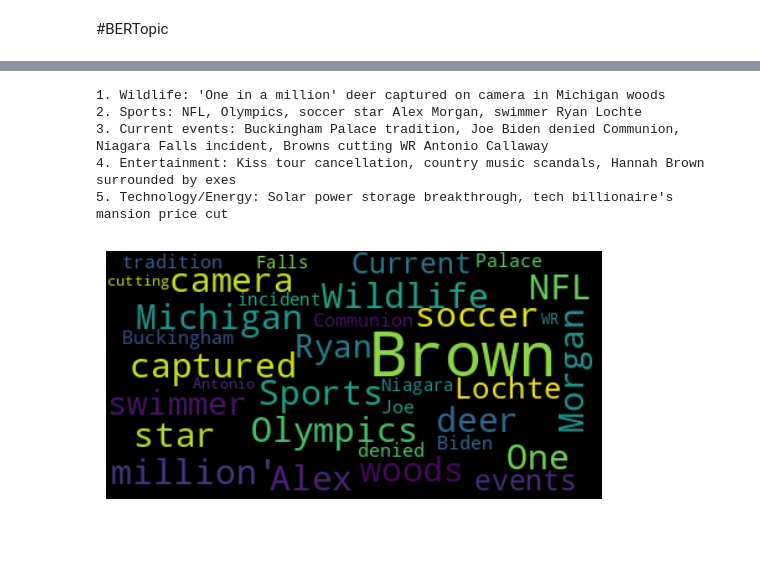
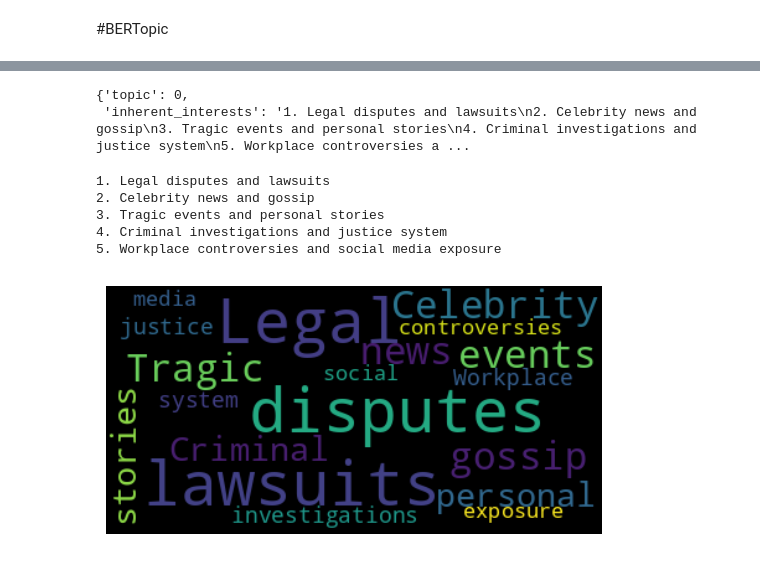
Before and after one commit to My3VM/dhee, a Jupyter notebook: bertopic_openai_cluster.ipynb, the cells around one changed output, grey strips where cells are left out. Cells and saved outputs as stored; diff of their text form; code cells hidden in the pictures.

```diff
--- a/bertopic_openai_cluster.ipynb
+++ b/bertopic_openai_cluster.ipynb
@@ -42,7 +42,7 @@ import os
 import openai
 # Fine-tune topic representations with GPT
 # %%
-openai.api_key = "sk-"
+openai.api_key = "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"
 # %%
 text = combined.title.tolist()
 text = text[:500]
@@ -111,7 +104,11 @@ Come up with maximum of 5 topics"""
 sys_messages = [
         {"role": "system", "content": f"{system_prompt}"}]
 # %%
-for sum in topic_info['Representative_Docs_Summary']:
+topic_clusters = []
+for index, row in topic_info.iterrows():
+  #print({row['Topic']},":\n", {row['Name']}," :\n ", row['Representation'])
+  #summary = " . ".join(row['Representative_Docs'])
+  sum = row['Representative_Docs_Summary']
   messages = sys_messages.copy()
   messages.append({"role": "user", "content": sum})
   #print(messages)
@@ -127,4 +124,6 @@ for sum in topic_info['Representative_Docs_Summary']:
   generated_topics = response.choices[0]['message']['content']
   print(generated_topics)
   print("************")
+  topic = {"topic":row['Topic'],"inherent_interests":generated_topics}
+  topic_clusters.append(topic)
 # %% [output]
@@ -148,3 +167,8 @@ for sum in topic_info['Representative_Docs_Summary']:
+# %%
+topic_clusters[1]
+# %% [output]
+{'topic': 0,
+ 'inherent_interests': '1. Legal disputes and lawsuits\n2. Celebrity news and gossip\n3. Tragic events and personal stories\n4. Criminal investigations and justice system\n5. Workplace controversies a ...
 # %%
 from wordcloud import WordCloud, STOPWORDS, ImageColorGenerator
 import matplotlib.pyplot as plt
@@ -162,19 +186,18 @@ def get_wordcloud_for_user(recommendations):
                    normalize_plurals= True
     )
     print(recommendations)
-    clean_titles = [word for word in recommendations if word not in stopwords]
-    clean_titles = [word for line in generated_topics.split("\n") for word in line.split()]
+    clean_titles = [word for line in recommendations.split("\n") for word in line.split()]
     title_wordcloud = wordcloud.generate(' '.join(clean_titles))
 
     plt.imshow(title_wordcloud, interpolation='bilinear')
     plt.axis("off")
     plt.show()
-# %%
-get_wordcloud_for_user(generated_topics)
-# %% [output]
-1. Wildlife: 'One in a million' deer captured on camera in Michigan woods
-2. Sports: NFL, Olympics, soccer star Alex Morgan, swimmer Ryan Lochte
-3. Current events: Buckingham Palace tradition, Joe Biden denied Communion, Niagara Falls incident, Browns cutting WR Antonio Callaway
-4. Entertainment: Kiss tour cancellation, country music scandals, Hannah Brown surrounded by exes
-5. Technology/Energy: Solar power storage breakthrough, tech billionaire's mansion price cut
-[figure, removed]
+# %%
+get_wordcloud_for_user(topic_clusters[1]['inherent_interests'])
+# %% [output]
+1. Legal disputes and lawsuits
+2. Celebrity news and gossip
+3. Tragic events and personal stories
+4. Criminal investigations and justice system
+5. Workplace controversies and social media exposure
+[figure, added]
```
Also changed, not shown: parts of 11 cells of this notebook.
